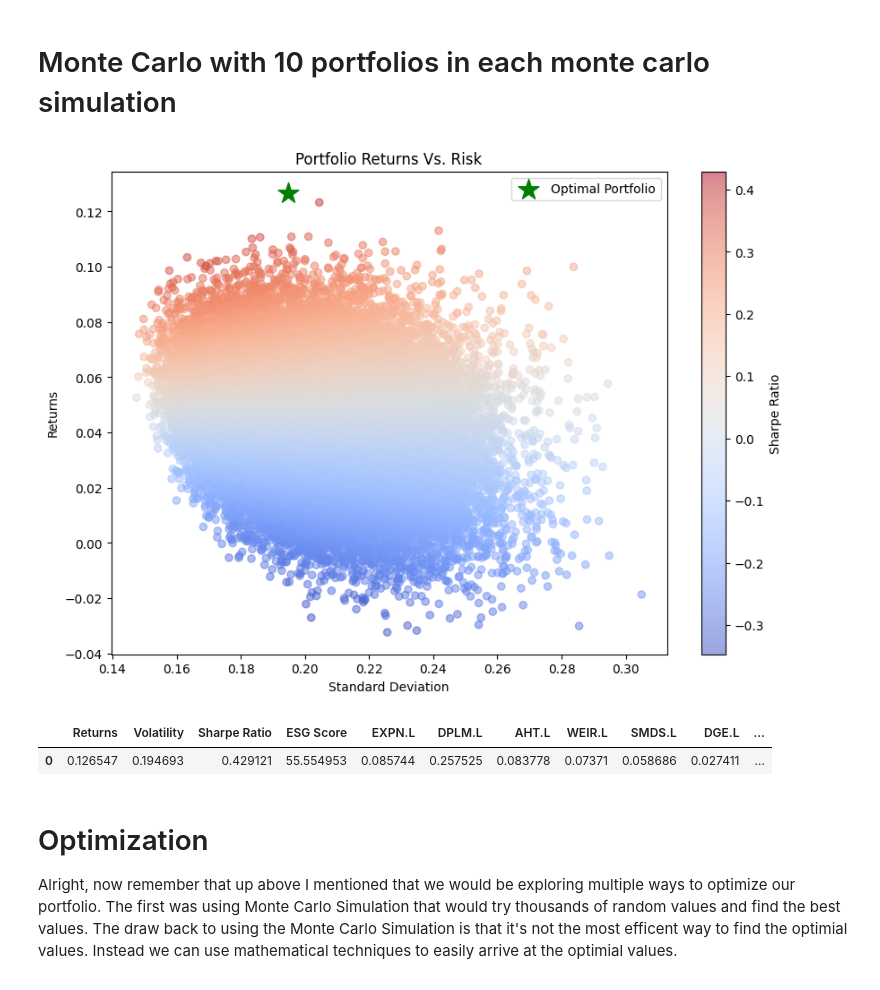
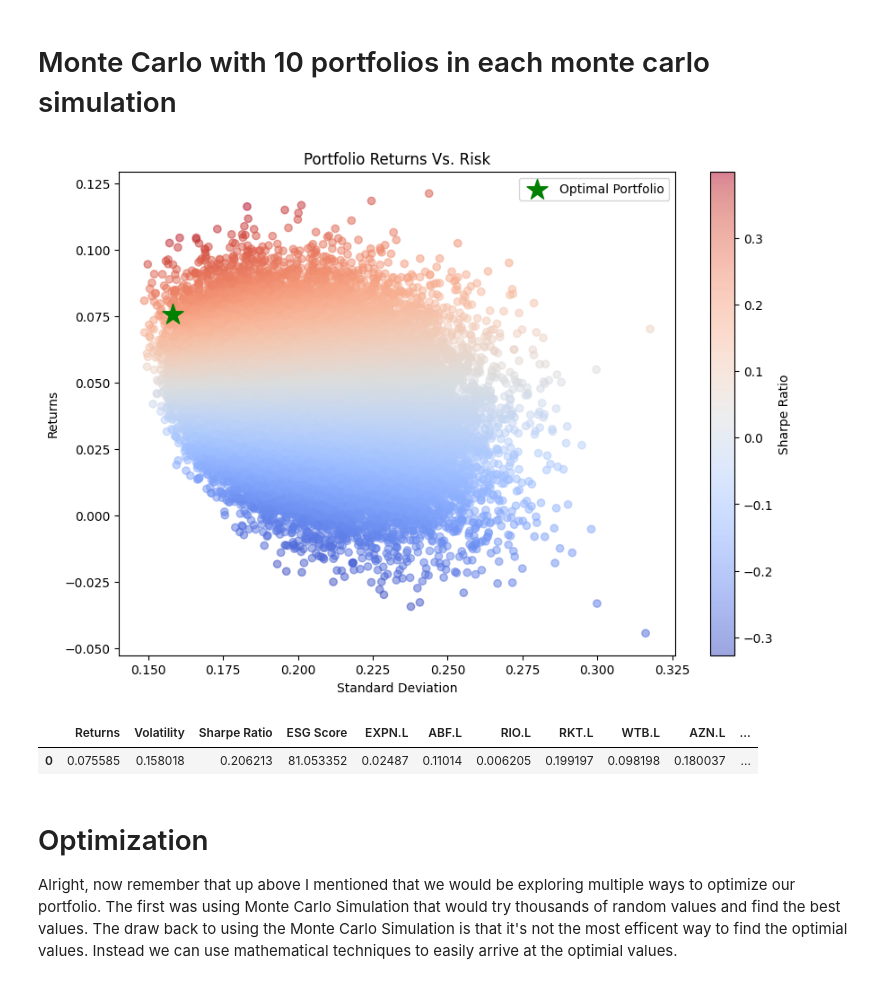
Before and after one commit to SambhavJain04/ESG_PortOpt, a Jupyter notebook: port_opt.ipynb, the cells around one changed output. Saved outputs shown, nothing was run; the diff lists cells and outputs as text; code cells hidden in the pictures.

```diff
--- a/port_opt.ipynb
+++ b/port_opt.ipynb
@@ -626,47 +626,55 @@ simulations_df = pd.DataFrame({
     'ESG Score': esg_arr,
     'Symbols': all_symbols,
     'Weights': all_weights
 })
 
-# Find the portfolio with the highest Sharpe Ratio
-highest_sharpe_portfolios = simulations_df.loc[simulations_df['Sharpe Ratio'] == simulations_df['Sharpe Ratio'].max()]
+# Define weights for the composite score
+sharpe_weight = 0.5
+esg_weight = 0.5
 
-# Among those, find the one with the highest ESG Score
-optimal_portfolio = highest_sharpe_portfolios.loc[highest_sharpe_portfolios['ESG Score'] == highest_sharpe_portfolios['ESG Score'].max()]
+# Normalize Sharpe ratios and ESG scores
+simulations_df['Normalized Sharpe'] = (simulations_df['Sharpe Ratio'] - simulations_df['Sharpe Ratio'].min()) / (simulations_df['Sharpe Ratio'].max() - simulations_df['Sharpe Ratio'].min())
+simulations_df['Normalized ESG'] = (simulations_df['ESG Score'] - simulations_df['ESG Score'].min()) / (simulations_df['ESG Score'].max() - simulations_df['ESG Score'].min())
+
+# Calculate the composite score
+simulations_df['Composite Score'] = sharpe_weight * simulations_df['Normalized Sharpe'] + esg_weight * simulations_df['Normalized ESG']
+
+# Find the portfolio with the highest composite score
+optimal_portfolio = simulations_df.loc[simulations_df['Composite Score'].idxmax()]
 
 # Extract the symbols and weights for the optimal portfolio
-optimal_symbols = optimal_portfolio['Symbols'].values[0]
-optimal_weights = optimal_portfolio['Weights'].values[0]
+optimal_symbols = optimal_portfolio['Symbols']
+optimal_weights = optimal_portfolio['Weights']
 
 # Create a dictionary for the optimal portfolio data
 optimal_portfolio_data = {
-    'Returns': optimal_portfolio['Returns'].values[0],
-    'Volatility': optimal_portfolio['Volatility'].values[0],
-    'Sharpe Ratio': optimal_portfolio['Sharpe Ratio'].values[0],
-    'ESG Score': optimal_portfolio['ESG Score'].values[0]
+    'Returns': optimal_portfolio['Returns'],
+    'Volatility': optimal_portfolio['Volatility'],
+    'Sharpe Ratio': optimal_portfolio['Sharpe Ratio'],
+    'ESG Score': optimal_portfolio['ESG Score']
 }
 optimal_portfolio_data.update({optimal_symbols[i]: optimal_weights[i] for i in range(num_of_constituents)})
 
 # Convert the dictionary to a DataFrame
 optimal_portfolio_df = pd.DataFrame([optimal_portfolio_data])
 
 # Plotting the Monte Carlo simulation results
 plt.figure(figsize=(10, 7))
-plt.scatter(vol_arr, ret_arr, c=sharpe_arr, cmap='coolwarm', marker='o', alpha=0.5)
+plt.scatter(simulations_df['Volatility'], simulations_df['Returns'], c=simulations_df['Sharpe Ratio'], cmap='coolwarm', marker='o', alpha=0.5)
 plt.colorbar(label='Sharpe Ratio')
 plt.scatter(optimal_portfolio['Volatility'], optimal_portfolio['Returns'], marker='*', color='g', s=300, label='Optimal Portfolio')
 plt.title('Portfolio Returns Vs. Risk')
 plt.xlabel('Standard Deviation')
 plt.ylabel('Returns')
 plt.legend()
 plt.show()
 
 # Print the optimal portfolio
 optimal_portfolio_df
 # %% [output]
-[figure, old version]
+[figure, new version]
-|  | Returns | Volatility | Sharpe Ratio | ESG Score | EXPN.L | DPLM.L | AHT.L | WEIR.L | SMDS.L | DGE.L | ... |
-| 0 | 0.126547 | 0.194693 | 0.429121 | 55.554953 | 0.085744 | 0.257525 | 0.083778 | 0.07371 | 0.058686 | 0.027411 | ... |
+|  | Returns | Volatility | Sharpe Ratio | ESG Score | EXPN.L | ABF.L | RIO.L | RKT.L | WTB.L | AZN.L | ... |
+| 0 | 0.075585 | 0.158018 | 0.206213 | 81.053352 | 0.02487 | 0.11014 | 0.006205 | 0.199197 | 0.098198 | 0.180037 | ... |
 # %% [markdown]
 # Optimization
 
```
Also changed, not shown: parts of 1 cell of this notebook.
